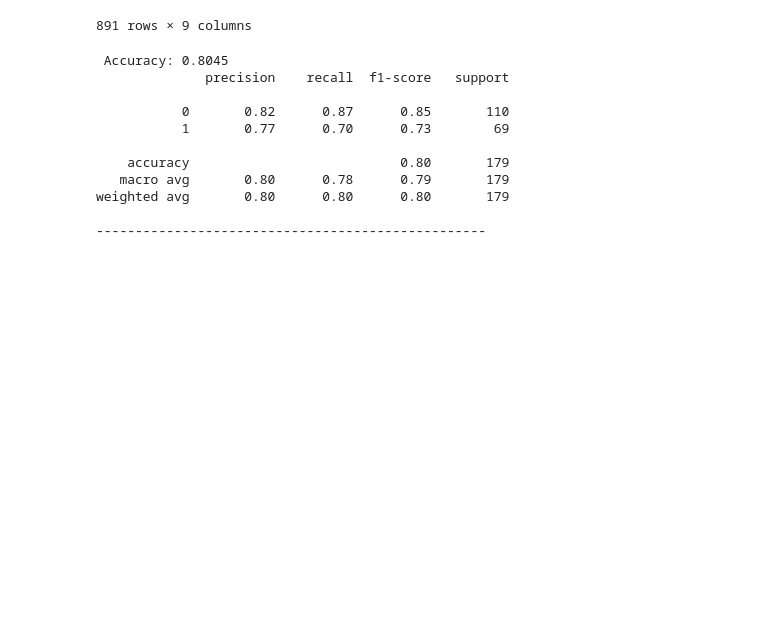
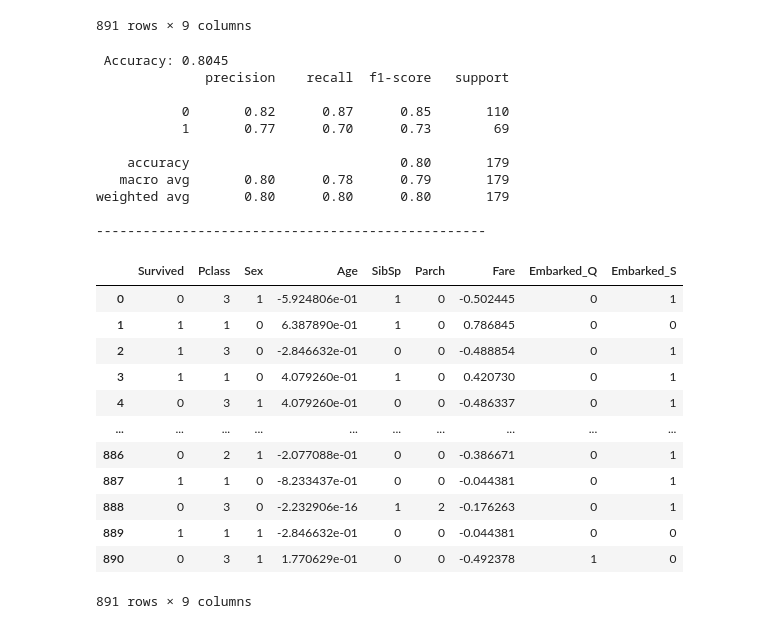
Before and after one commit to TANMaYtO/TRAINING-2, a Jupyter notebook: training-2.ipynb, the cells around one changed output. Cells and saved outputs as stored; diff of their text form; code cells hidden in the pictures; blank space fills up the shorter version.

```diff
--- a/training-2.ipynb
+++ b/training-2.ipynb
@@ -227,3 +227,23 @@ print("-" * 50)
 weighted avg       0.80      0.80      0.80       179
 
 --------------------------------------------------
+# %%
+from sklearn.preprocessing import StandardScaler
+
+scaler = StandardScaler()
+df[['Age', 'Fare']] = scaler.fit_transform(df[['Age', 'Fare']])
+df
+# %% [output]
+|  | Survived | Pclass | Sex | Age | SibSp | Parch | Fare | Embarked_Q | Embarked_S |
+| 0 | 0 | 3 | 1 | -5.924806e-01 | 1 | 0 | -0.502445 | 0 | 1 |
+| 1 | 1 | 1 | 0 | 6.387890e-01 | 1 | 0 | 0.786845 | 0 | 0 |
+| 2 | 1 | 3 | 0 | -2.846632e-01 | 0 | 0 | -0.488854 | 0 | 1 |
+| 3 | 1 | 1 | 0 | 4.079260e-01 | 1 | 0 | 0.420730 | 0 | 1 |
+| 4 | 0 | 3 | 1 | 4.079260e-01 | 0 | 0 | -0.486337 | 0 | 1 |
+| ... | ... | ... | ... | ... | ... | ... | ... | ... | ... |
+| 886 | 0 | 2 | 1 | -2.077088e-01 | 0 | 0 | -0.386671 | 0 | 1 |
+| 887 | 1 | 1 | 0 | -8.233437e-01 | 0 | 0 | -0.044381 | 0 | 1 |
+| 888 | 0 | 3 | 0 | -2.232906e-16 | 1 | 2 | -0.176263 | 0 | 1 |
+| 889 | 1 | 1 | 1 | -2.846632e-01 | 0 | 0 | -0.044381 | 0 | 0 |
+| 890 | 0 | 3 | 1 | 1.770629e-01 | 0 | 0 | -0.492378 | 1 | 0 |
+891 rows × 9 columns
```
Also changed, not shown: parts of 1 cell of this notebook.
